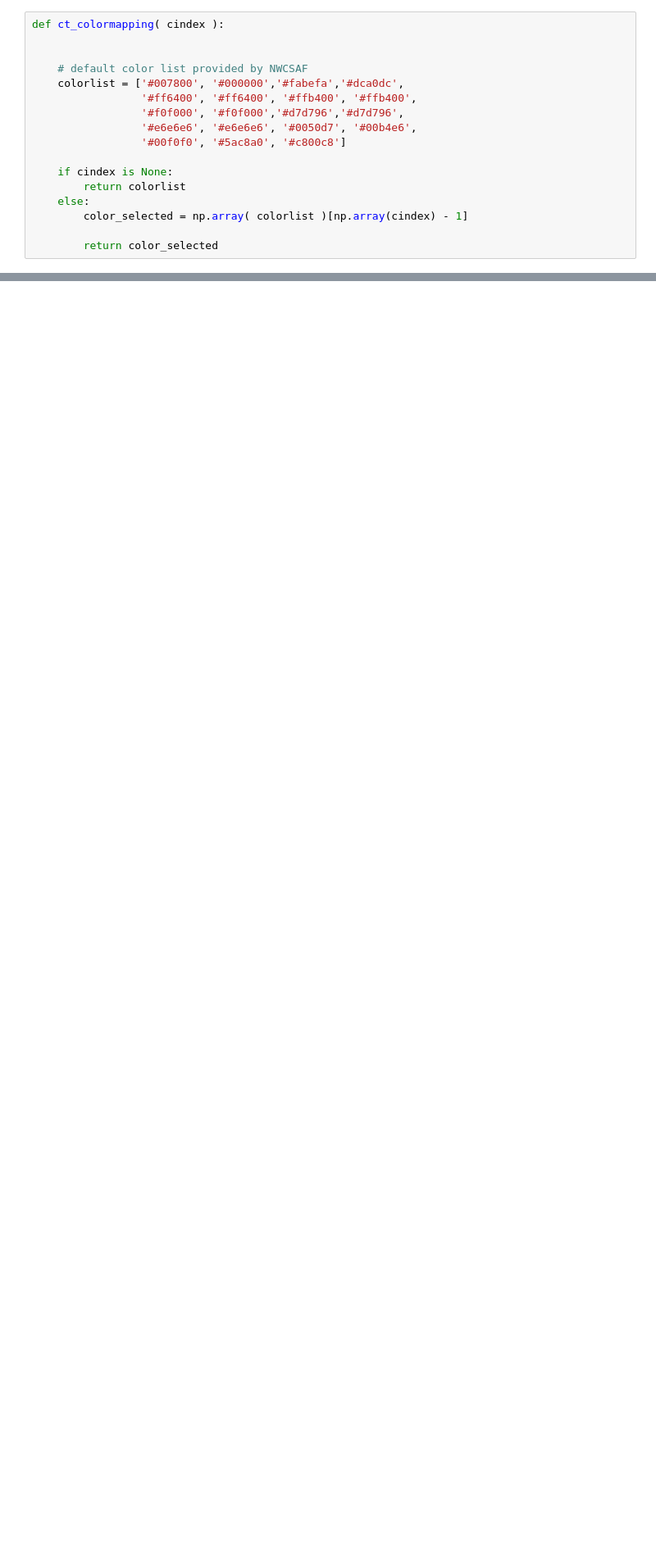
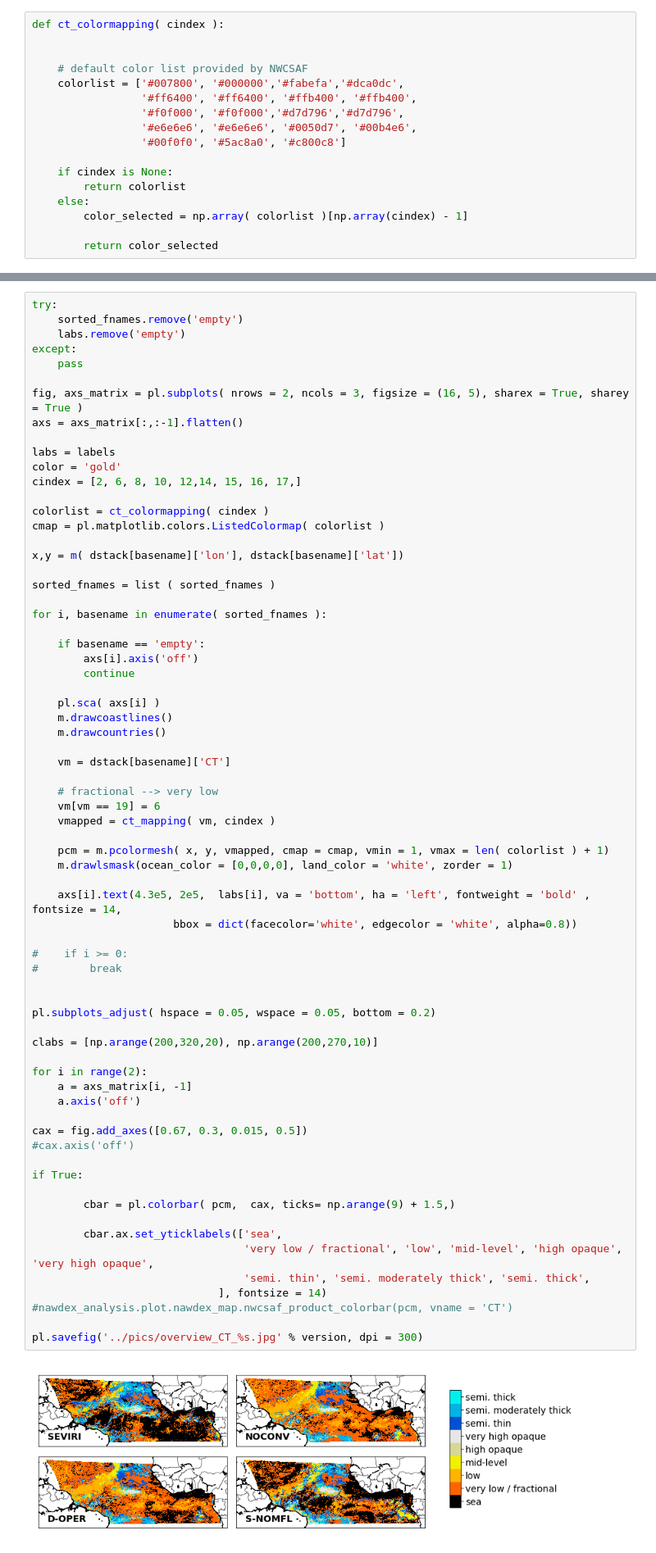
Before and after one commit to fsenf/nbook.stochCu-2020-paper-plots, a Jupyter notebook: 03-Plot_CT_Overview.ipynb, the cells around one changed output, grey strips where cells are left out. Shown at 82% size. Cells and saved outputs as stored; diff of their text form; blank space fills up the shorter version.

```diff
--- a/03-Plot_CT_Overview.ipynb
+++ b/03-Plot_CT_Overview.ipynb
@@ -232,0 +250,71 @@ pl.savefig('../pics/overview_CT_%s.jpg' % version, dpi = 300)
+# %%
+try:
+    sorted_fnames.remove('empty')
+    labs.remove('empty')
+except:
+    pass
+
+fig, axs_matrix = pl.subplots( nrows = 2, ncols = 3, figsize = (16, 5), sharex = True, sharey = True )
+axs = axs_matrix[:,:-1].flatten()
+
+labs = labels
+color = 'gold'
+cindex = [2, 6, 8, 10, 12,14, 15, 16, 17,]
+
+colorlist = ct_colormapping( cindex )
+cmap = pl.matplotlib.colors.ListedColormap( colorlist )
+
+x,y = m( dstack[basename]['lon'], dstack[basename]['lat'])
+
+sorted_fnames = list ( sorted_fnames )
+
+for i, basename in enumerate( sorted_fnames ):
+
+    if basename == 'empty':
+        axs[i].axis('off')
+        continue
+
+    pl.sca( axs[i] )
+    m.drawcoastlines()
+    m.drawcountries()
+
+    vm = dstack[basename]['CT']
+
+    # fractional --> very low
+    vm[vm == 19] = 6
+    vmapped = ct_mapping( vm, cindex )
+
+    pcm = m.pcolormesh( x, y, vmapped, cmap = cmap, vmin = 1, vmax = len( colorlist ) + 1)
+    m.drawlsmask(ocean_color = [0,0,0,0], land_color = 'white', zorder = 1)
+
+    axs[i].text(4.3e5, 2e5,  labs[i], va = 'bottom', ha = 'left', fontweight = 'bold' , fontsize = 14,
+                      bbox = dict(facecolor='white', edgecolor = 'white', alpha=0.8))
+
+#    if i >= 0:
+#        break
+
+
+pl.subplots_adjust( hspace = 0.05, wspace = 0.05, bottom = 0.2)
+
+clabs = [np.arange(200,320,20), np.arange(200,270,10)]
+
+for i in range(2):
+    a = axs_matrix[i, -1]
+    a.axis('off')
+
+cax = fig.add_axes([0.67, 0.3, 0.015, 0.5])
+#cax.axis('off')
+
+if True:
+
+        cbar = pl.colorbar( pcm,  cax, ticks= np.arange(9) + 1.5,)
+
+        cbar.ax.set_yticklabels(['sea',
+                                 'very low / fractional', 'low', 'mid-level', 'high opaque', 'very high opaque',
+                                 'semi. thin', 'semi. moderately thick', 'semi. thick',
+                             ], fontsize = 14)
+#nawdex_analysis.plot.nawdex_map.nwcsaf_product_colorbar(pcm, vname = 'CT')
+
+pl.savefig('../pics/overview_CT_%s.jpg' % version, dpi = 300)
+# %% [output]
+[figure, added]
```
Also changed, not shown: parts of 13 cells of this notebook, 5 other files.
